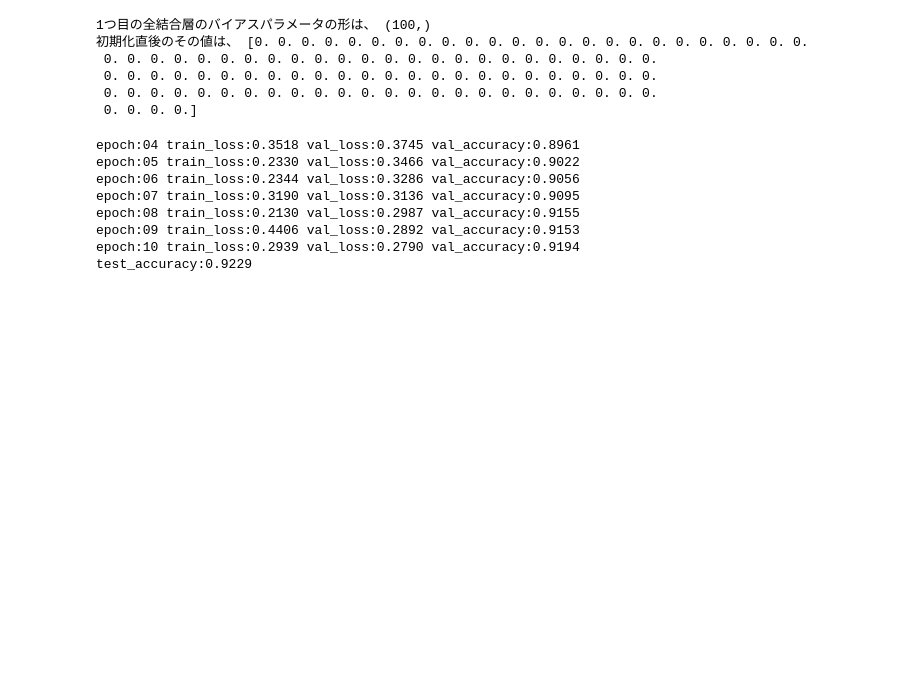
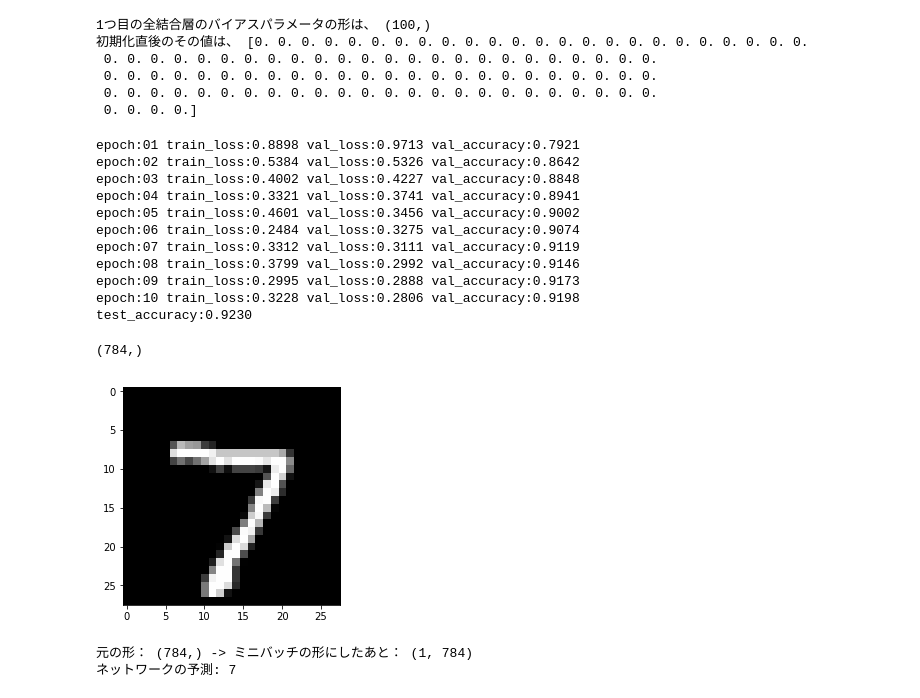
Before and after one commit to masakiyokoi/plant_research, a Jupyter notebook: nn_mnist.ipynb, the cells around one changed output. Saved outputs shown, nothing was run; the diff lists cells and outputs as text; code cells hidden in the pictures; blank space fills up the shorter version.

```diff
--- a/nn_mnist.ipynb
+++ b/nn_mnist.ipynb
@@ -69,7 +74,7 @@ class MLP(chainer.Chain):
         return self.l3(h2)
 
 
-gpu_id = -1  # CPUを用いる場合は、この値を-1にしてください
+gpu_id = 0  # CPUを用いる場合は、この値を-1にしてください
 
 net = MLP()
 
@@ -177,11 +182,14 @@ while True:
 
 print('test_accuracy:{:.04f}'.format(np.mean(test_accuracies)))
 # %% [output]
-epoch:04 train_loss:0.3518 val_loss:0.3745 val_accuracy:0.8961
-epoch:05 train_loss:0.2330 val_loss:0.3466 val_accuracy:0.9022
-epoch:06 train_loss:0.2344 val_loss:0.3286 val_accuracy:0.9056
-epoch:07 train_loss:0.3190 val_loss:0.3136 val_accuracy:0.9095
-epoch:08 train_loss:0.2130 val_loss:0.2987 val_accuracy:0.9155
-epoch:09 train_loss:0.4406 val_loss:0.2892 val_accuracy:0.9153
-epoch:10 train_loss:0.2939 val_loss:0.2790 val_accuracy:0.9194
-test_accuracy:0.9229
+epoch:01 train_loss:0.8898 val_loss:0.9713 val_accuracy:0.7921
+epoch:02 train_loss:0.5384 val_loss:0.5326 val_accuracy:0.8642
+epoch:03 train_loss:0.4002 val_loss:0.4227 val_accuracy:0.8848
+epoch:04 train_loss:0.3321 val_loss:0.3741 val_accuracy:0.8941
+epoch:05 train_loss:0.4601 val_loss:0.3456 val_accuracy:0.9002
+epoch:06 train_loss:0.2484 val_loss:0.3275 val_accuracy:0.9074
+epoch:07 train_loss:0.3312 val_loss:0.3111 val_accuracy:0.9119
+epoch:08 train_loss:0.3799 val_loss:0.2992 val_accuracy:0.9146
+epoch:09 train_loss:0.2995 val_loss:0.2888 val_accuracy:0.9173
+epoch:10 train_loss:0.3228 val_loss:0.2806 val_accuracy:0.9198
+test_accuracy:0.9230
@@ -187,0 +203,55 @@ test_accuracy:0.9229
+# %%
+#保存したモデルを読み込んで推論する
+
+# まず同じネットワークのオブジェクトを作る
+infer_net = MLP()
+
+# そのオブジェクトに保存済みパラメータをロードする
+serializers.load_npz('my_mnist.model', infer_net)
+# %%
+#保存済みモデルを用いたテストデータの分類
+from matplotlib import pyplot as plt
+
+gpu_id = 0  # CPUで計算をしたい場合は、-1を指定してください
+
+if gpu_id >= 0:
+    infer_net.to_gpu(gpu_id)
+
+# 1つ目のテストデータを取り出します
+x, t = test[0]  #  tは使わない
+
+print(x.shape)
+# どんな画像か表示してみます
+plt.imshow(x.reshape(28, 28), cmap='gray')
+plt.show()
+
+# ミニバッチの形にする（複数の画像をまとめて推論に使いたい場合は、サイズnのミニバッチにしてまとめればよい）
+print('元の形：', x.shape, end=' -> ')
+
+#
+x = x[None, ...]
+
+print('ミニバッチの形にしたあと：', x.shape)
+
+# ネットワークと同じデバイス上にデータを送る
+x = infer_net.xp.asarray(x)
+
+# モデルのforward関数に渡す
+with chainer.using_config('train', False), chainer.using_config('enable_backprop', False):
+    y = infer_net(x)
+
+# Variable形式で出てくるので中身を取り出す
+y = y.array
+
+# 結果をCPUに送る
+y = to_cpu(y)
+
+# 予測確率の最大値のインデックスを見る
+pred_label = y.argmax(axis=1)
+
+print('ネットワークの予測:', pred_label[0])
+# %% [output]
+(784,)
+[figure, added]
+元の形： (784,) -> ミニバッチの形にしたあと： (1, 784)
+ネットワークの予測: 7
```
Also changed, not shown: parts of 11 cells of this notebook, 28 other files.
